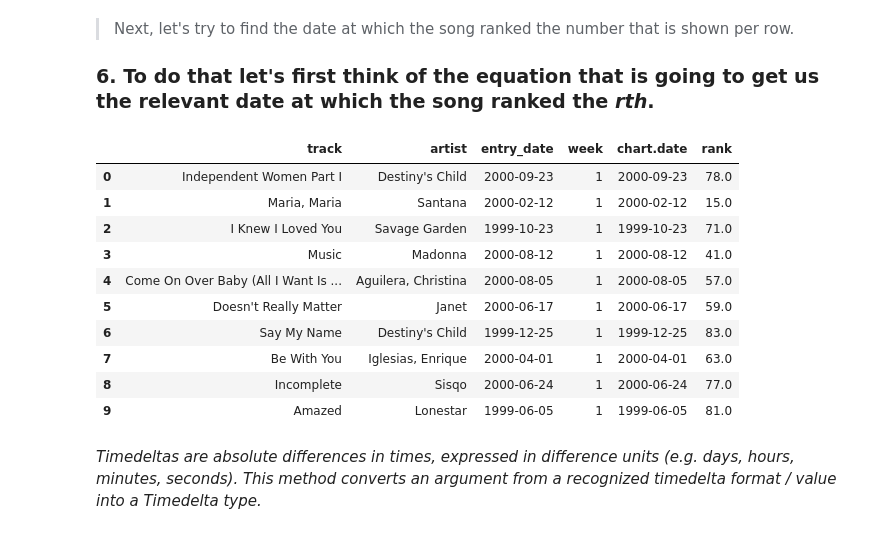
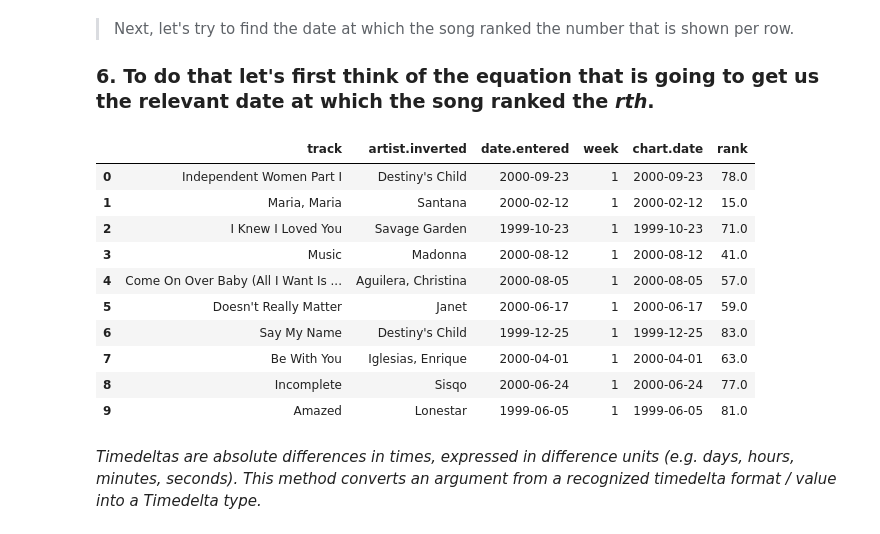
Before and after one commit to kittuai/Lab4-DataCleaning, a Jupyter notebook: week5Lab_Students.ipynb, the cells around one changed output. Saved outputs shown, nothing was run; the diff lists cells and outputs as text; code cells hidden in the pictures.

```diff
--- a/week5Lab_Students.ipynb
+++ b/week5Lab_Students.ipynb
@@ -253,21 +295,21 @@ We inspect these values to understand the pattern and prepare them for cleaning
 ### 6. To do that let's first think of the equation that is going to get us the relevant date at which the song ranked the *rth*.
 # %%
 # Ensure 'entry_date' is in datetime format
-billboard_tidy['entry_date'] = pd.to_datetime(billboard_tidy['entry_date'], errors='coerce')
+billboard_tidy['date.entered'] = pd.to_datetime(billboard_tidy['date.entered'], errors='coerce')
 
 # Compute the date the song charted during the r-th week
-billboard_tidy['chart.date'] = billboard_tidy['entry_date'] + pd.to_timedelta((billboard_tidy['week'] - 1) * 7, unit='d')
+billboard_tidy['chart.date'] = billboard_tidy['date.entered'] + pd.to_timedelta((billboard_tidy['week'] - 1) * 7, unit='d')
 
 # Preview the result with selected columns
 from IPython.display import display
 
 display(
     billboard_tidy[[
-        'track', 'artist', 'entry_date', 'week', 'chart.date', 'rank'
+        'track', 'artist.inverted', 'date.entered', 'week', 'chart.date', 'rank'
     ]].dropna(subset=['chart.date']).head(10)
 )
 # %% [output]
-|  | track | artist | entry_date | week | chart.date | rank |
+|  | track | artist.inverted | date.entered | week | chart.date | rank |
 | 0 | Independent Women Part I | Destiny's Child | 2000-09-23 | 1 | 2000-09-23 | 78.0 |
 | 1 | Maria, Maria | Santana | 2000-02-12 | 1 | 2000-02-12 | 15.0 |
 | 2 | I Knew I Loved You | Savage Garden | 1999-10-23 | 1 | 1999-10-23 | 71.0 |
```
Also changed, not shown: parts of 60 cells of this notebook.
